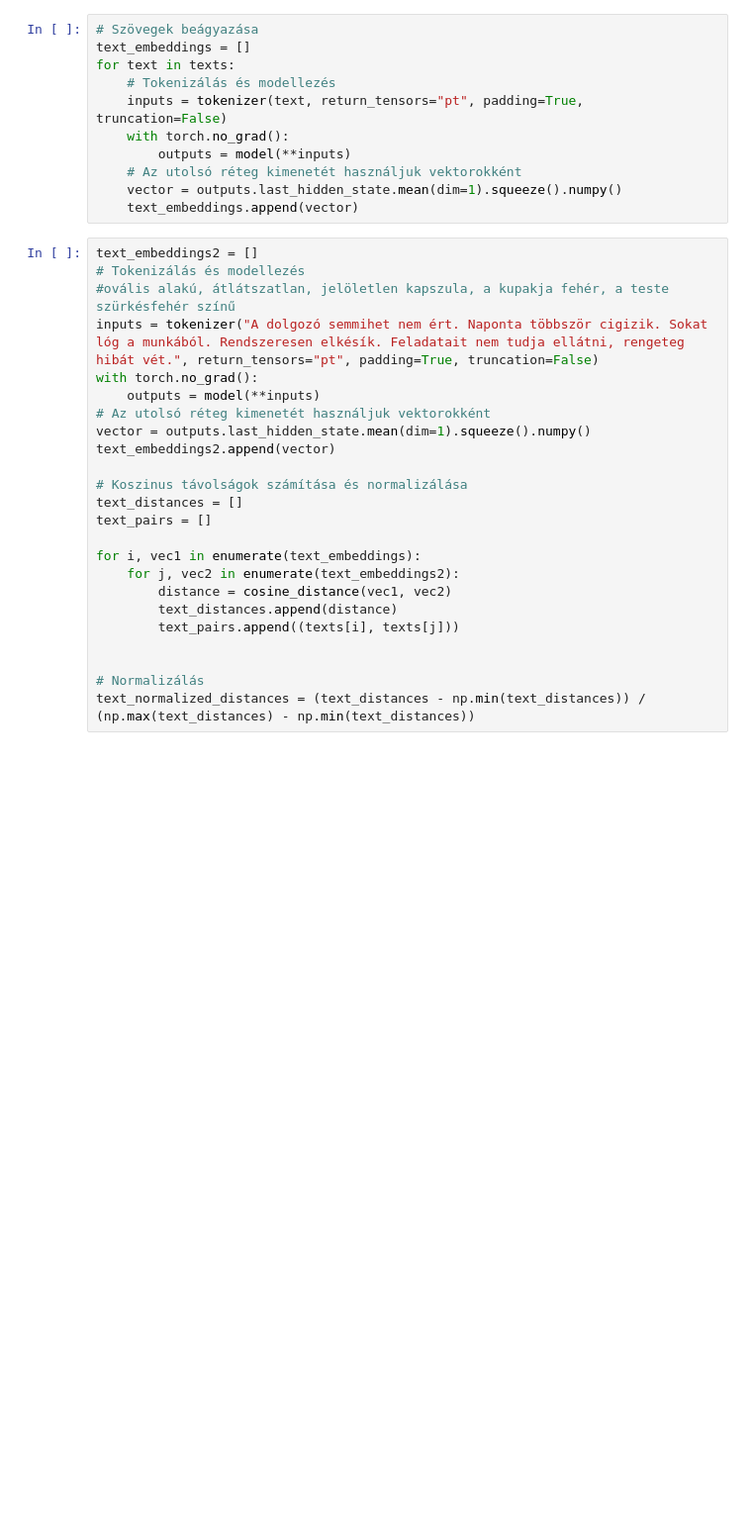
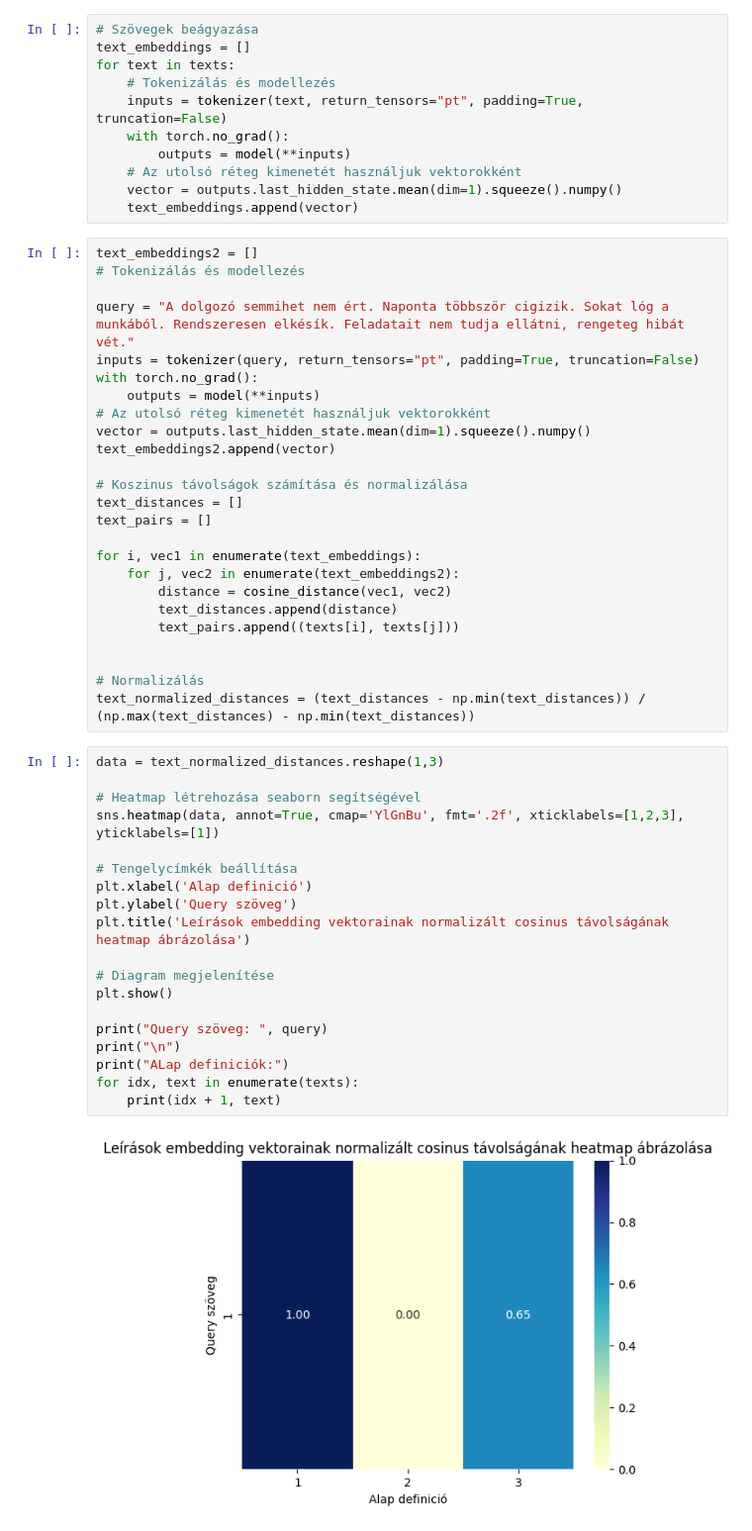
Before and after one commit to lakatosgabor/dolgozo_ertekeles_nlp, a Jupyter notebook: dolgozo_ertekeles_nlp.ipynb, the cells around one changed output. Shown: that part at 99% size. Saved outputs shown, nothing was run; the diff lists cells and outputs as text; blank space fills up the shorter version.

```diff
--- a/dolgozo_ertekeles_nlp.ipynb
+++ b/dolgozo_ertekeles_nlp.ipynb
@@ -44,8 +62,9 @@ for text in texts:
 # %%
 text_embeddings2 = []
 # Tokenizálás és modellezés
-#ovális alakú, átlátszatlan, jelöletlen kapszula, a kupakja fehér, a teste szürkésfehér színű
-inputs = tokenizer("A dolgozó semmihet nem ért. Naponta többször cigizik. Sokat lóg a munkából. Rendszeresen elkésík. Feladatait nem tudja ellátni, rengeteg hibát vét.", return_tensors="pt", padding=True, truncation=False)
+
+query = "A dolgozó semmihet nem ért. Naponta többször cigizik. Sokat lóg a munkából. Rendszeresen elkésík. Feladatait nem tudja ellátni, rengeteg hibát vét."
+inputs = tokenizer(query, return_tensors="pt", padding=True, truncation=False)
 with torch.no_grad():
     outputs = model(**inputs)
 # Az utolsó réteg kimenetét használjuk vektorokként
@@ -65,3 +84,24 @@ for i, vec1 in enumerate(text_embeddings):
 
 # Normalizálás
 text_normalized_distances = (text_distances - np.min(text_distances)) / (np.max(text_distances) - np.min(text_distances))
+# %%
+data = text_normalized_distances.reshape(1,3)
+
+# Heatmap létrehozása seaborn segítségével
+sns.heatmap(data, annot=True, cmap='YlGnBu', fmt='.2f', xticklabels=[1,2,3], yticklabels=[1])
+
+# Tengelycímkék beállítása
+plt.xlabel('Alap definició')
+plt.ylabel('Query szöveg')
+plt.title('Leírások embedding vektorainak normalizált cosinus távolságának heatmap ábrázolása')
+
+# Diagram megjelenítése
+plt.show()
+
+print("Query szöveg: ", query)
+print("\n")
+print("ALap definiciók:")
+for idx, text in enumerate(texts):
+    print(idx + 1, text)
+# %% [output]
+[figure, added]
```
Also changed, not shown: parts of 4 cells of this notebook.
